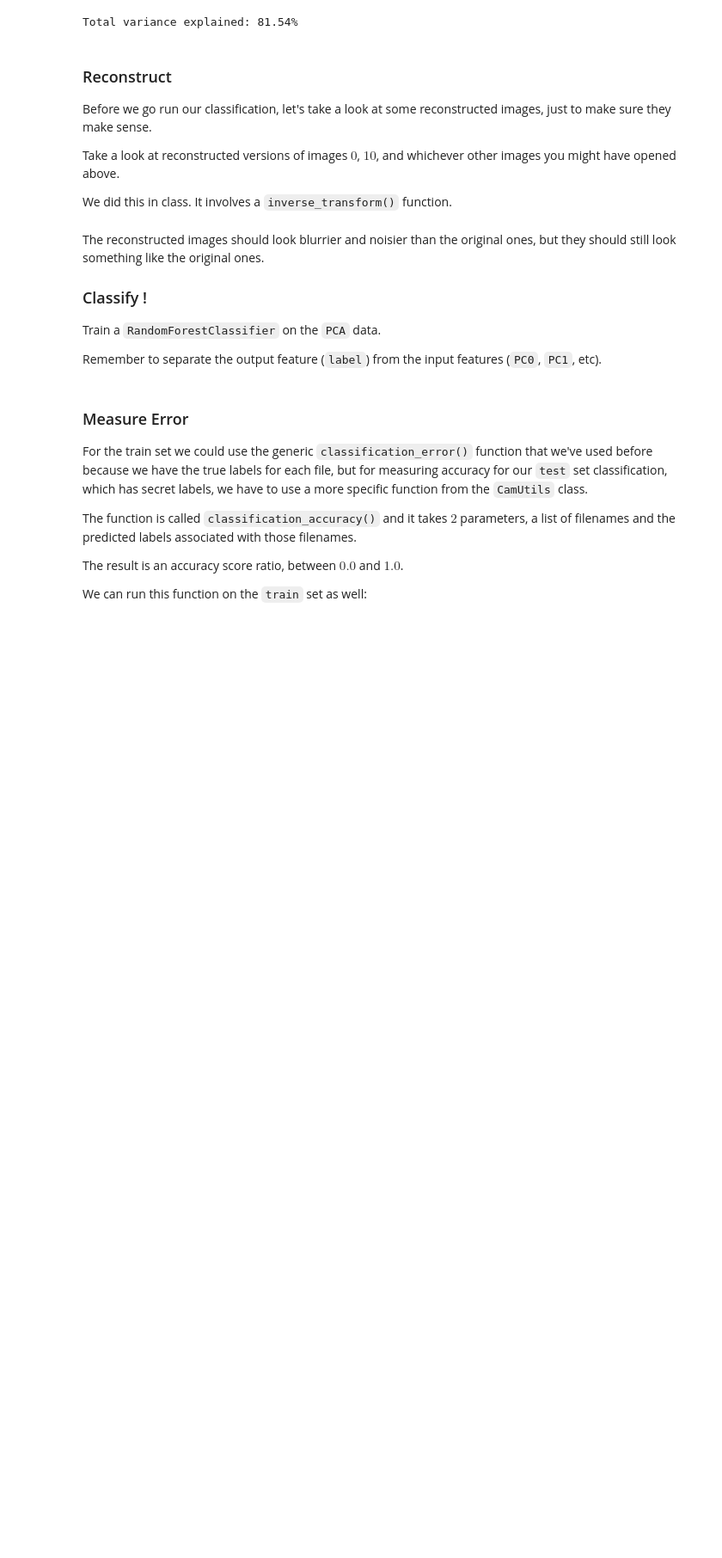
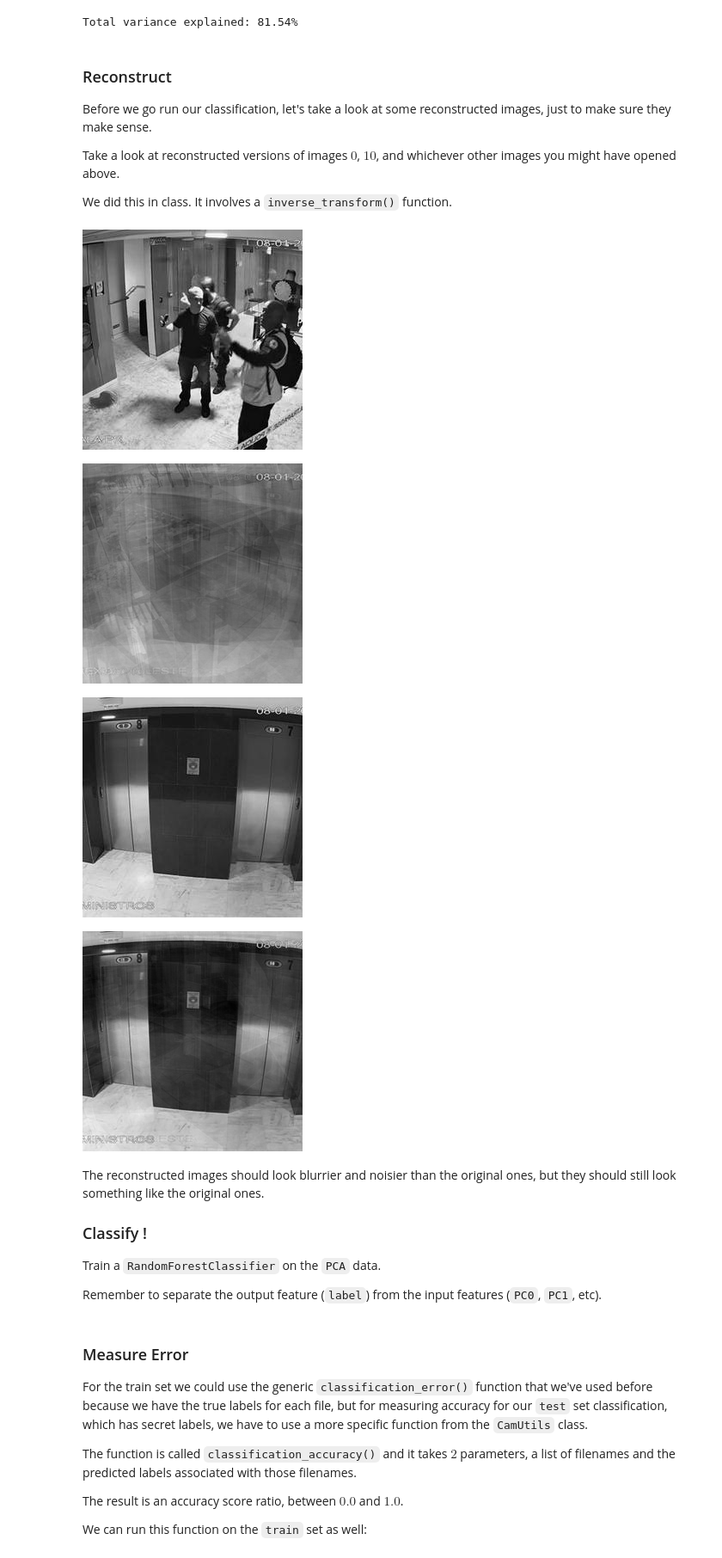
Before and after one commit to lupitavf4444/Homework09, a Jupyter notebook: Homework09.ipynb, the cells around one changed output. Shown at 86% size. Cells and saved outputs as stored; diff of their text form; code cells hidden in the pictures; blank space fills up the shorter version.

```diff
--- a/Homework09.ipynb
+++ b/Homework09.ipynb
@@ -189,3 +185,18 @@ We did this in class. It involves a `inverse_transform()` function.
+# %%
+pca_pixels = pca.inverse_transform(cam_pca_df)
+iw, ih = img.size
+# TODO: reconstruct image at index 0
+display(make_image(pixel_data[0], width=iw))
+display(make_image(pca_pixels.loc[0], width=iw))
+
+# TODO: reconstruct image at index 10
+display(make_image(pixel_data[10], width=iw))
+display(make_image(pca_pixels.loc[10], width=iw))
+# %% [output]
+[figure, added]
+[figure, added]
+[figure, added]
+[figure, added]
 # %% [markdown]
 The reconstructed images should look blurrier and noisier than the original ones, but they should still look something like the original ones.
 
```
Also changed, not shown: parts of 5 cells of this notebook.
